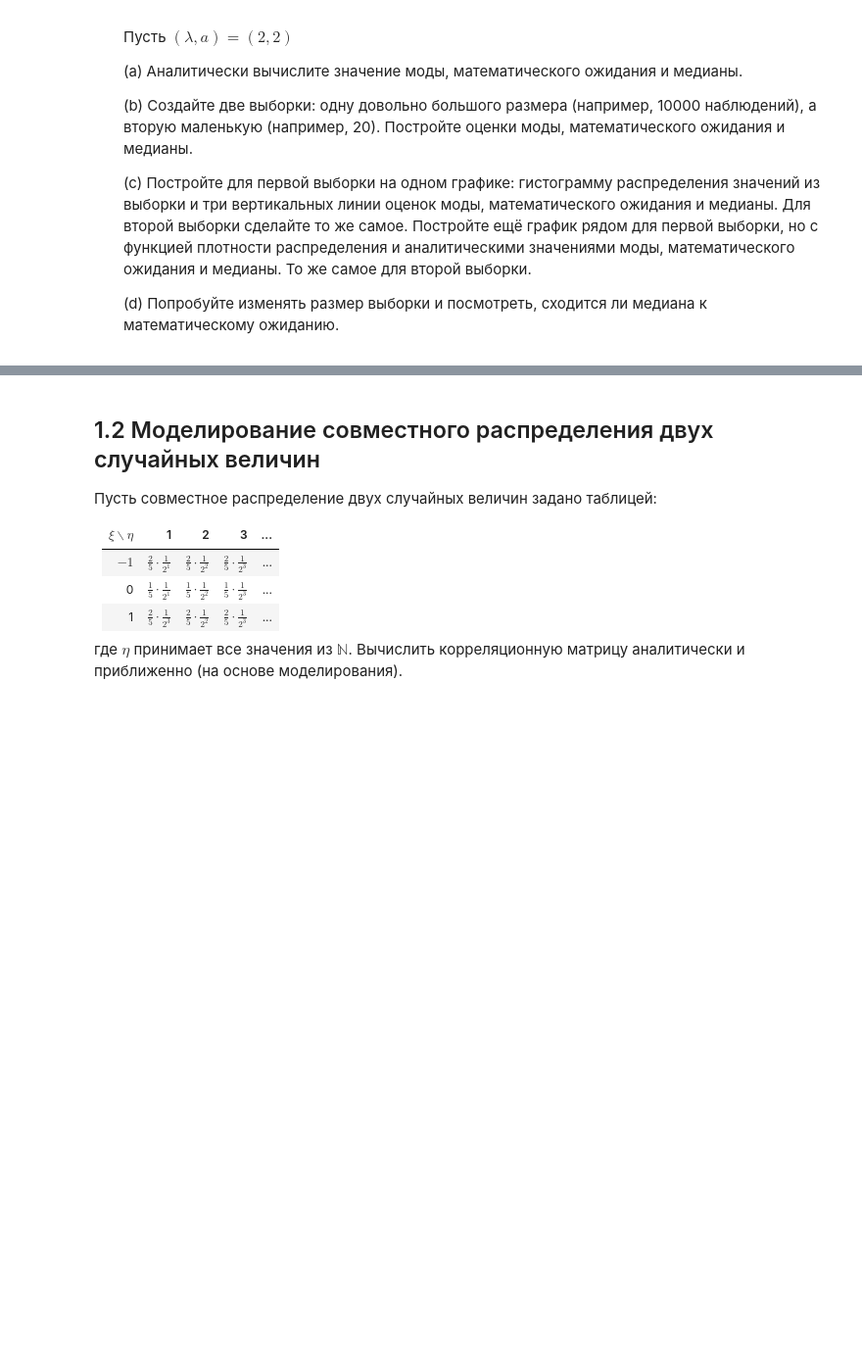
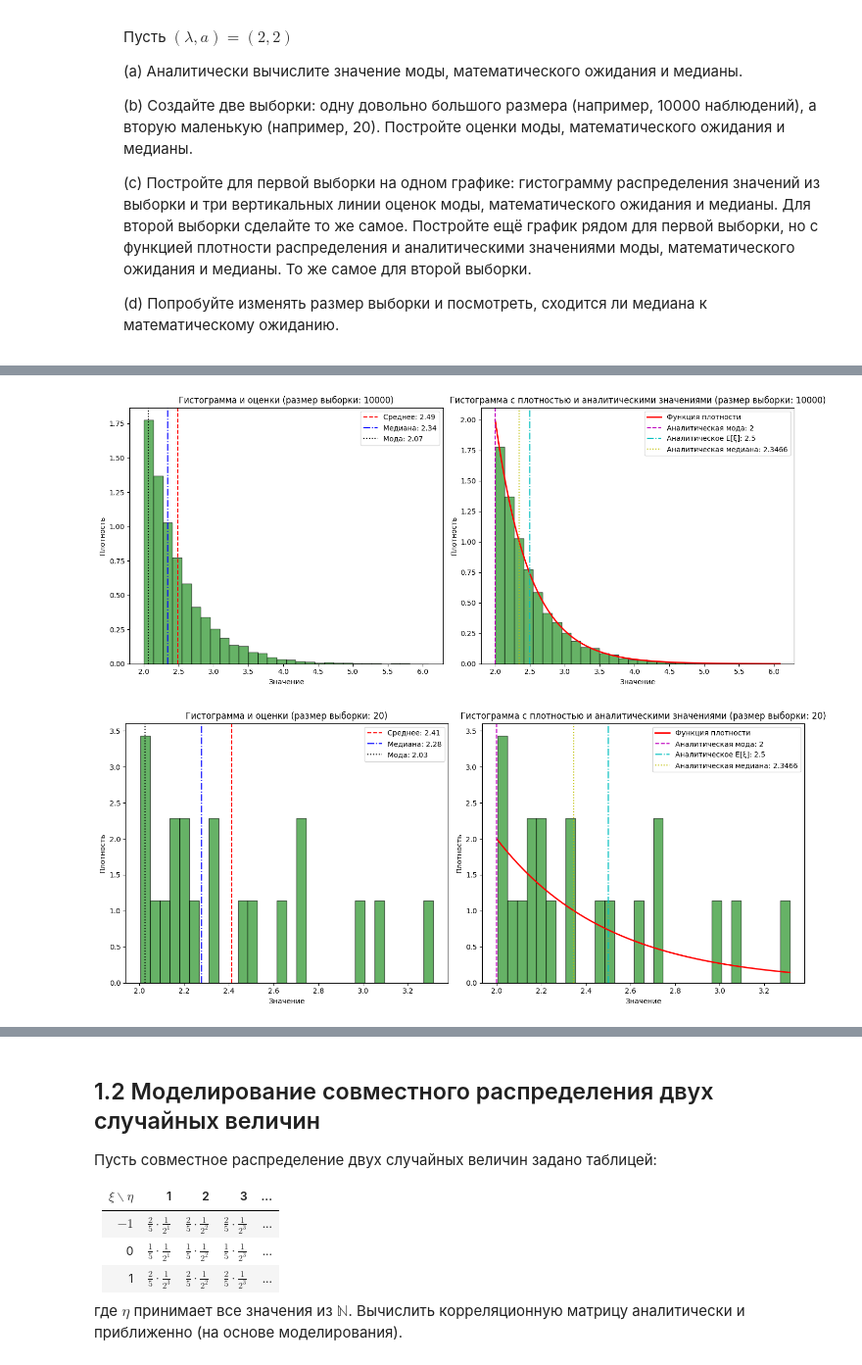
Before and after one commit to CandyGoose/Statistics-Bayesian_inference-linear_and_wooden_models, a Jupyter notebook: hw/hw2.ipynb, the cells around one changed output, grey strips where cells are left out. Shown at 98% size. Saved outputs shown, nothing was run; the diff lists cells and outputs as text; code cells hidden in the pictures; blank space fills up the shorter version.

```diff
--- a/hw/hw2.ipynb
+++ b/hw/hw2.ipynb
@@ -307,0 +284,76 @@ print(f"Математическое ожидание квадрата: {E_sq_sm
+# %%
+import numpy as np
+import matplotlib.pyplot as plt
+from scipy import stats
+
+# Установка фиксированного зерна для воспроизводимости
+np.random.seed(42)
+
+# Параметры
+lambda_param = 2
+a = 2
+
+# Функция для построения графиков
+def plot_histogram_with_estimates(sample, mean, median, mode, sample_size, a, lambda_param):
+    plt.figure(figsize=(14, 6))
+
+    # Гистограмма с плотностью
+    plt.subplot(1, 2, 1)
+    count, bins, ignored = plt.hist(sample, bins=30, density=True, alpha=0.6, color='g', edgecolor='black')
+
+    # Вертикальные линии для оценок
+    plt.axvline(mean, color='r', linestyle='--', label=f'Среднее: {mean:.2f}')
+    plt.axvline(median, color='b', linestyle='-.', label=f'Медиана: {median:.2f}')
+    plt.axvline(mode, color='k', linestyle=':', label=f'Мода: {mode:.2f}')
+
+    plt.title(f'Гистограмма и оценки (размер выборки: {sample_size})')
+    plt.xlabel('Значение')
+    plt.ylabel('Плотность')
+    plt.legend()
+
+    # Гистограмма с функцией плотности и аналитическими значениями
+    plt.subplot(1, 2, 2)
+    count, bins, ignored = plt.hist(sample, bins=30, density=True, alpha=0.6, color='g', edgecolor='black')
+
+    # Функция плотности распределения
+    x = np.linspace(a, np.max(sample), 1000)
+    pdf = lambda_param * np.exp(-lambda_param * (x - a))
+    plt.plot(x, pdf, 'r-', lw=2, label='Функция плотности')
+
+    # Аналитические значения
+    plt.axvline(a, color='m', linestyle='--', label=f'Аналитическая мода: {a}')
+    plt.axvline(a + 1/lambda_param, color='c', linestyle='-.', label=f'Аналитическое E[ξ]: {a + 1/lambda_param}')
+    plt.axvline(a + np.log(2)/lambda_param, color='y', linestyle=':', label=f'Аналитическая медиана: {a + np.log(2)/lambda_param:.4f}')
+
+    plt.title(f'Гистограмма с плотностью и аналитическими значениями (размер выборки: {sample_size})')
+    plt.xlabel('Значение')
+    plt.ylabel('Плотность')
+    plt.legend()
+
+    plt.tight_layout()
+    plt.show()
+
+# Построение графиков для большой выборки
+plot_histogram_with_estimates(
+    sample=large_sample,
+    mean=large_mean,
+    median=large_median,
+    mode=large_mode,
+    sample_size=large_sample_size,
+    a=a,
+    lambda_param=lambda_param
+)
+
+# Построение графиков для маленькой выборки
+plot_histogram_with_estimates(
+    sample=small_sample,
+    mean=small_mean,
+    median=small_median,
+    mode=small_mode,
+    sample_size=small_sample_size,
+    a=a,
+    lambda_param=lambda_param
+)
+# %% [output]
+[figure, added]
+[figure, added]
```
Also changed, not shown: parts of 14 cells of this notebook, 1 other file.
